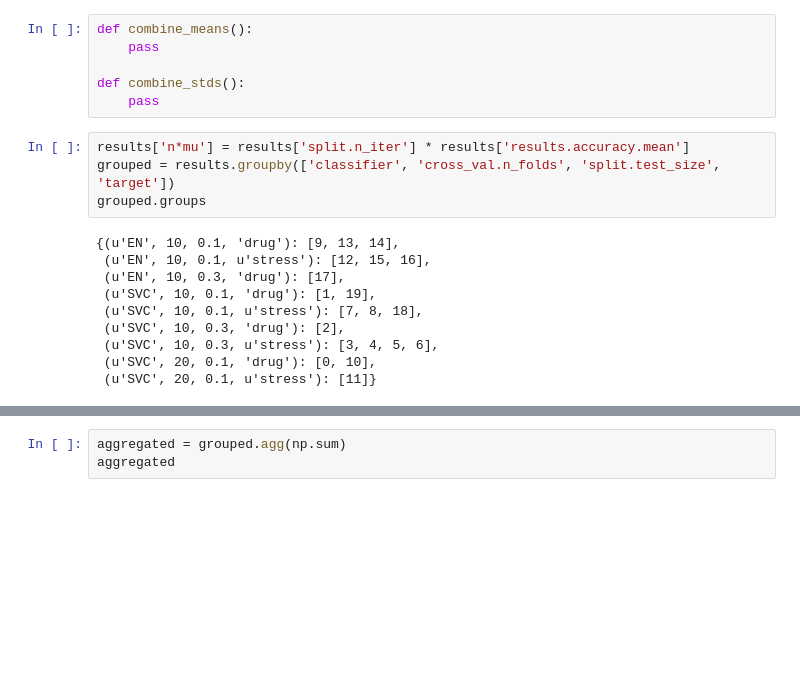
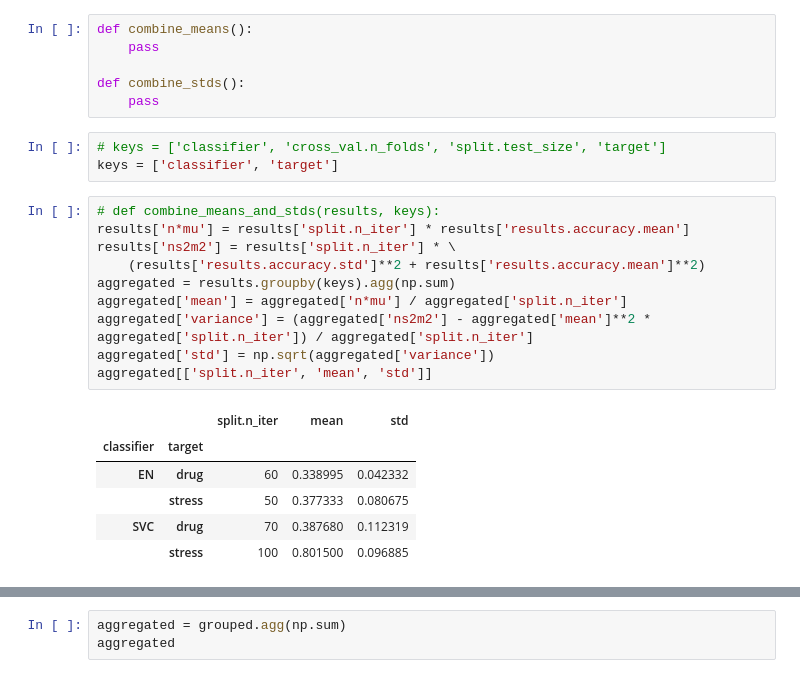
Before and after one commit to hmourit/MScThesis, a Jupyter notebook: Plots.ipynb, the cells around one changed output, grey strips where cells are left out. Cells and saved outputs as stored; diff of their text form; blank space fills up the shorter version.

```diff
--- a/Plots.ipynb
+++ b/Plots.ipynb
@@ -60,17 +61,23 @@ def combine_means():
 
 def combine_stds():
     pass
-# %%
-results['n*mu'] = results['split.n_iter'] * results['results.accuracy.mean']
-grouped = results.groupby(['classifier', 'cross_val.n_folds', 'split.test_size', 'target'])
-grouped.groups
-# %% [output]
-{(u'EN', 10, 0.1, 'drug'): [9, 13, 14],
- (u'EN', 10, 0.1, u'stress'): [12, 15, 16],
- (u'EN', 10, 0.3, 'drug'): [17],
- (u'SVC', 10, 0.1, 'drug'): [1, 19],
- (u'SVC', 10, 0.1, u'stress'): [7, 8, 18],
- (u'SVC', 10, 0.3, 'drug'): [2],
- (u'SVC', 10, 0.3, u'stress'): [3, 4, 5, 6],
- (u'SVC', 20, 0.1, 'drug'): [0, 10],
- (u'SVC', 20, 0.1, u'stress'): [11]}
+# %%
+# keys = ['classifier', 'cross_val.n_folds', 'split.test_size', 'target']
+keys = ['classifier', 'target']
+# %%
+# def combine_means_and_stds(results, keys):
+results['n*mu'] = results['split.n_iter'] * results['results.accuracy.mean']
+results['ns2m2'] = results['split.n_iter'] * \
+    (results['results.accuracy.std']**2 + results['results.accuracy.mean']**2)
+aggregated = results.groupby(keys).agg(np.sum)
+aggregated['mean'] = aggregated['n*mu'] / aggregated['split.n_iter']
+aggregated['variance'] = (aggregated['ns2m2'] - aggregated['mean']**2 * aggregated['split.n_iter']) / aggregated['split.n_iter']
+aggregated['std'] = np.sqrt(aggregated['variance'])
+aggregated[['split.n_iter', 'mean', 'std']]
+# %% [output]
+|  |  | split.n_iter | mean | std |
+| classifier | target |  |  |  |
+| EN | drug | 60 | 0.338995 | 0.042332 |
+|  | stress | 50 | 0.377333 | 0.080675 |
+| SVC | drug | 70 | 0.387680 | 0.112319 |
+|  | stress | 100 | 0.801500 | 0.096885 |
```
Also changed, not shown: parts of 8 cells of this notebook, 1 other file.
